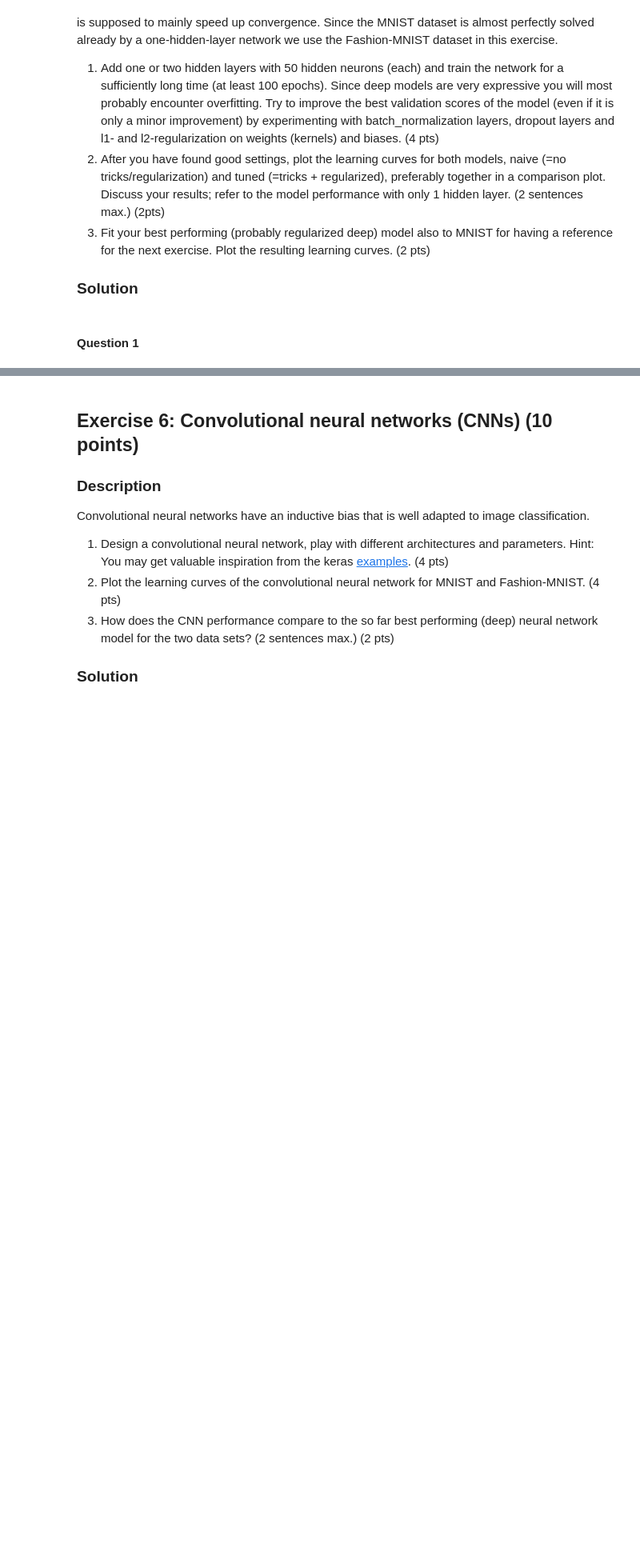
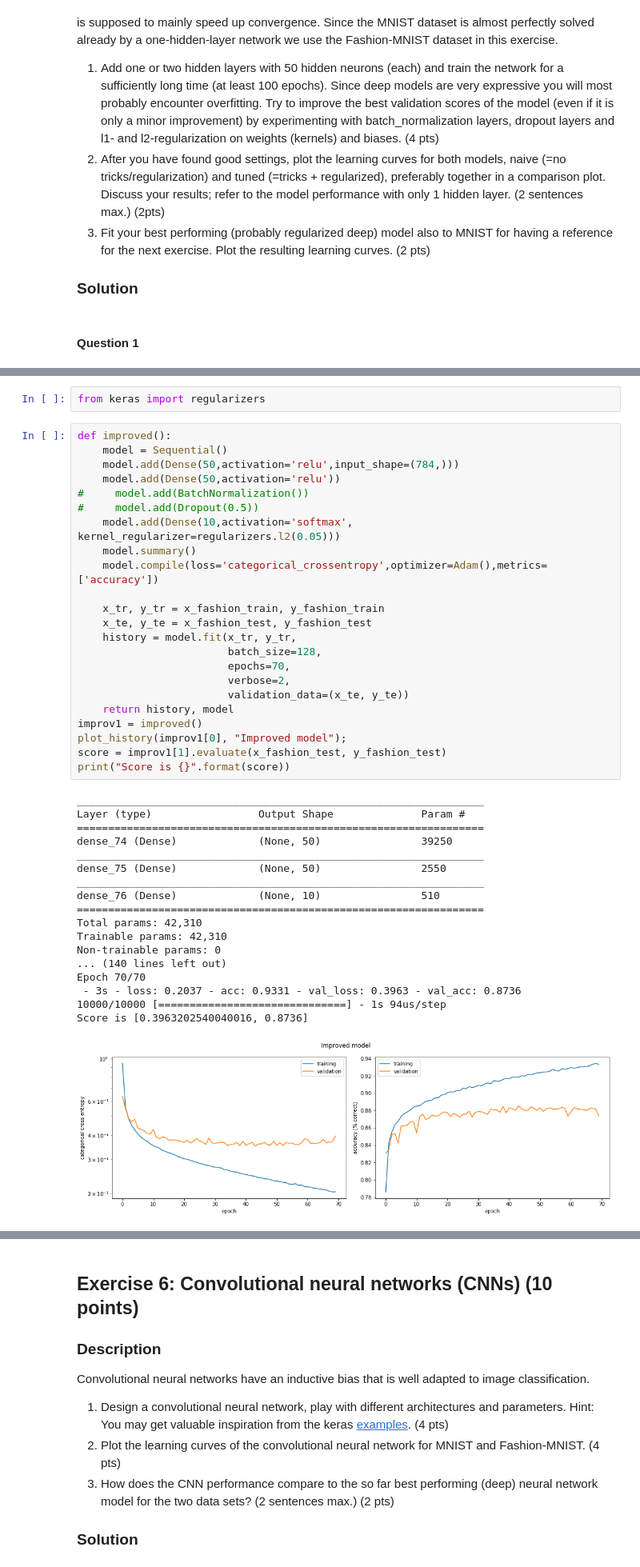
Before and after one commit to Battleman/ANN, a Jupyter notebook: miniproject1.ipynb, the cells around one changed output, grey strips where cells are left out. Shown at 80% size. Drawn from its saved outputs; the diff is of its cells as text; blank space fills up the shorter version.

```diff
--- a/miniproject1.ipynb
+++ b/miniproject1.ipynb
@@ -505 +645,45 @@ Adding hidden layers to a deep network does not necessarily lead to a straight-f
+# %%
+from keras import regularizers
+# %%
+def improved():
+    model = Sequential()
+    model.add(Dense(50,activation='relu',input_shape=(784,)))
+    model.add(Dense(50,activation='relu'))
+#     model.add(BatchNormalization())
+#     model.add(Dropout(0.5))
+    model.add(Dense(10,activation='softmax', kernel_regularizer=regularizers.l2(0.05)))
+    model.summary()
+    model.compile(loss='categorical_crossentropy',optimizer=Adam(),metrics=['accuracy'])
+
+    x_tr, y_tr = x_fashion_train, y_fashion_train
+    x_te, y_te = x_fashion_test, y_fashion_test
+    history = model.fit(x_tr, y_tr,
+                        batch_size=128,
+                        epochs=70,
+                        verbose=2,
+                        validation_data=(x_te, y_te))
+    return history, model
+improv1 = improved()
+plot_history(improv1[0], "Improved model");
+score = improv1[1].evaluate(x_fashion_test, y_fashion_test)
+print("Score is {}".format(score))
+# %% [output]
+_________________________________________________________________
+Layer (type)                 Output Shape              Param #
+=================================================================
+dense_74 (Dense)             (None, 50)                39250
+_________________________________________________________________
+dense_75 (Dense)             (None, 50)                2550
+_________________________________________________________________
+dense_76 (Dense)             (None, 10)                510
+=================================================================
+Total params: 42,310
+Trainable params: 42,310
+Non-trainable params: 0
+... (140 lines left out)
+Epoch 70/70
+ - 3s - loss: 0.2037 - acc: 0.9331 - val_loss: 0.3963 - val_acc: 0.8736
+10000/10000 [==============================] - 1s 94us/step
+Score is [0.3963202540040016, 0.8736]
+[figure, added]
 # %%
```
Also changed, not shown: parts of 29 cells of this notebook.
